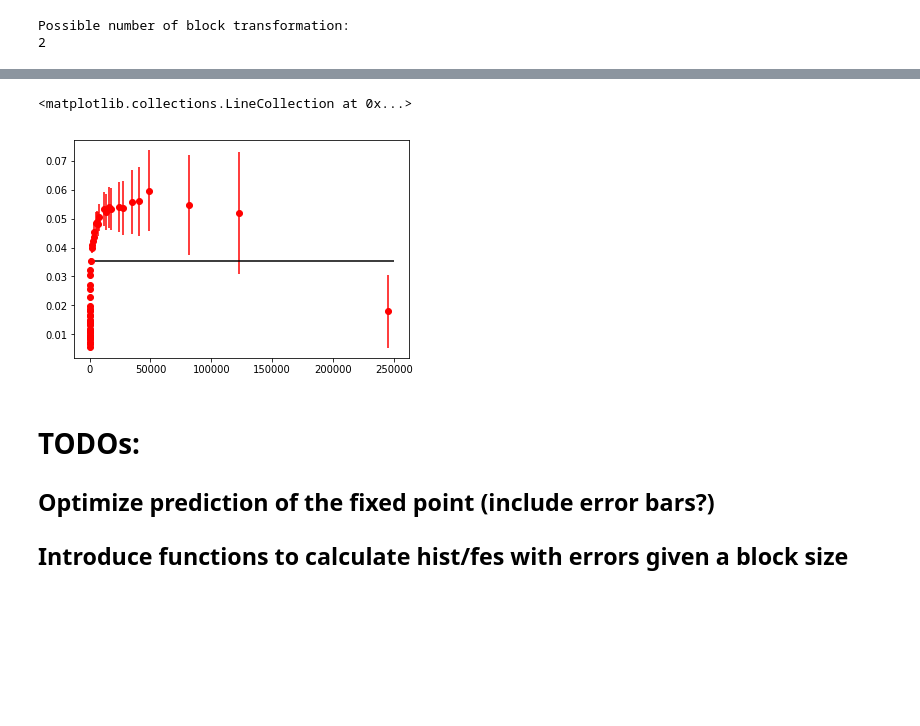
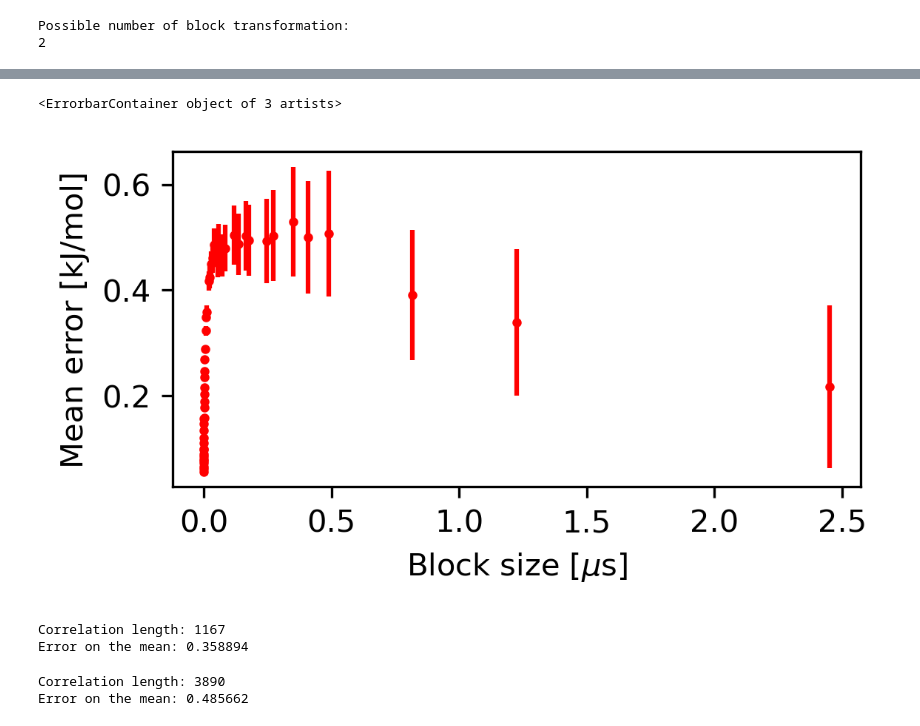
Before and after one commit to fpesceKU/BLOCKING, a Jupyter notebook: MonoFES/example.ipynb, the cells around one changed output, grey strips where cells are left out. Saved outputs shown, nothing was run; the diff lists cells and outputs as text; code cells hidden in the pictures; blank space fills up the shorter version.

```diff
--- a/MonoFES/example.ipynb
+++ b/MonoFES/example.ipynb
@@ -12,11 +12,3 @@ print ( len(fblock.blocker(data, multi=2)[1]) )
 # %% [output]
 Possible number of block transformation:
 2
-# %%
-# It may happen that the lenght of the dataset
-# do not have a sufficient number of divisors without a reminder.
-# A solution for this will be implemented in the future.
-# For now it's enough to remove few points at the bottom (of each replica)
-data1 = data[:int(len(data)/2)]
-data2 = data[int(len(data)-len(data)/2):]
-data = (np.concatenate((data1[:int(len(data1)-1)],data2[:int(len(data1)-1)])))
@@ -28,0 +15,5 @@ Possible number of block transformation:
+# %%
+# Few block transformations are possible.
+# The check function attempt cutting few points at the end of each  replica
+# to get a larger number of block transformations
+cv,bias = fblock.check(data[...,1],data[...,2],multi=2)
@@ -29,5 +23,5 @@ Possible number of block transformation:
 # %%
 # Now we can proceed to reblock the dataset.
 # The fblocking function will calculate
-# the mean error of the average histogram bins for each block size.
-stat = fblock.fblocking(cv=data[...,1], bias=data[...,2], temp=323, multi=2)
+# the mean error of the free energy in kJ/mol units.
+stat = fblock.fblocking(cv, bias, temp=323, multi=2)
@@ -56,10 +28,29 @@ bs, err = optimal_block(len(data),stat)
-# %%
-plt.errorbar(stat[...,0],stat[...,1],stat[...,2], fmt='ro')
-plt.hlines(err,0,250000)
-# %% [output]
-<matplotlib.collections.LineCollection at 0x...>
-[figure, removed]
-# %% [markdown]
-# TODOs:
-## Optimize prediction of the fixed point (include error bars?)
-## Introduce functions to calculate hist/fes with errors given a block size
+# %%
+# Plotting the blocking result
+plt.fig = plt.figure(figsize=(4, 2), dpi=300)
+plt.xlabel(r'Block size [$\mu$s]')
+plt.ylabel('Mean error [kJ/mol]')
+plt.errorbar(stat[...,0]/1e5,stat[...,1],stat[...,2],fmt='ro',ms=2)
+# %% [output]
+<ErrorbarContainer object of 3 artists>
+[figure, added]
+# %%
+# The function optimal_block estimate the block size for which data become uncorrelated
+# and the corresponding error at the fixed point, the one you should use as uncertainty
+# on your average
+#
+# Currently 2 methods are implemented. Look at the README.md for more details.
+# I'll show you both.
+corr_len1, err1 = fblock.optimal_block(len(cv),stat,method="b3")
+print("Correlation length: %i" %(corr_len1))
+print("Error on the mean: %f\n" %(err1))
+# %% [output]
+Correlation length: 1167
+Error on the mean: 0.358894
+# %%
+corr_len2, err2 = fblock.optimal_block(len(cv),stat,method="knee_loc")
+print("Correlation length: %i" %(corr_len2))
+print("Error on the mean: %f" %(err2))
+# %% [output]
+Correlation length: 3890
+Error on the mean: 0.485662
```
Also changed, not shown: parts of 8 cells of this notebook, 3 other files.
